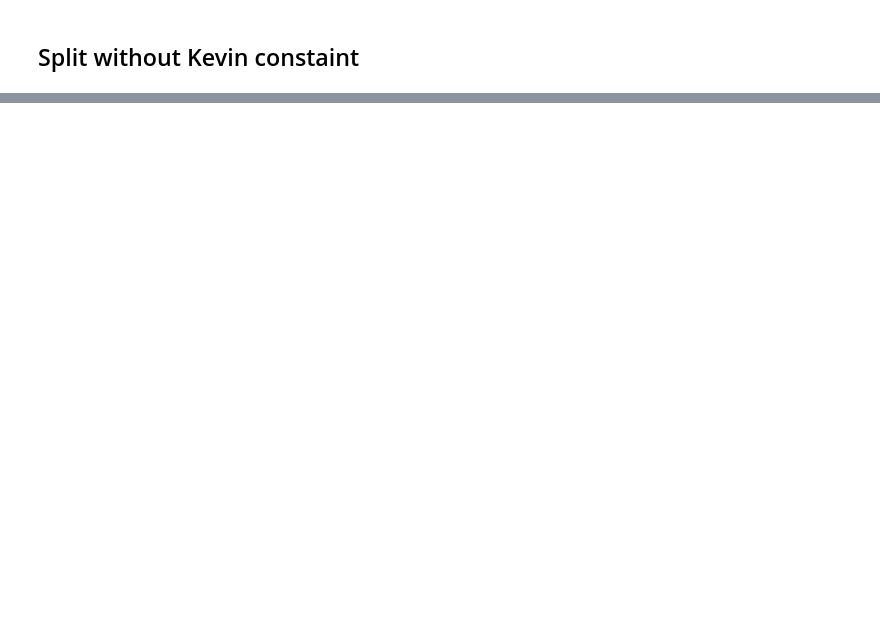
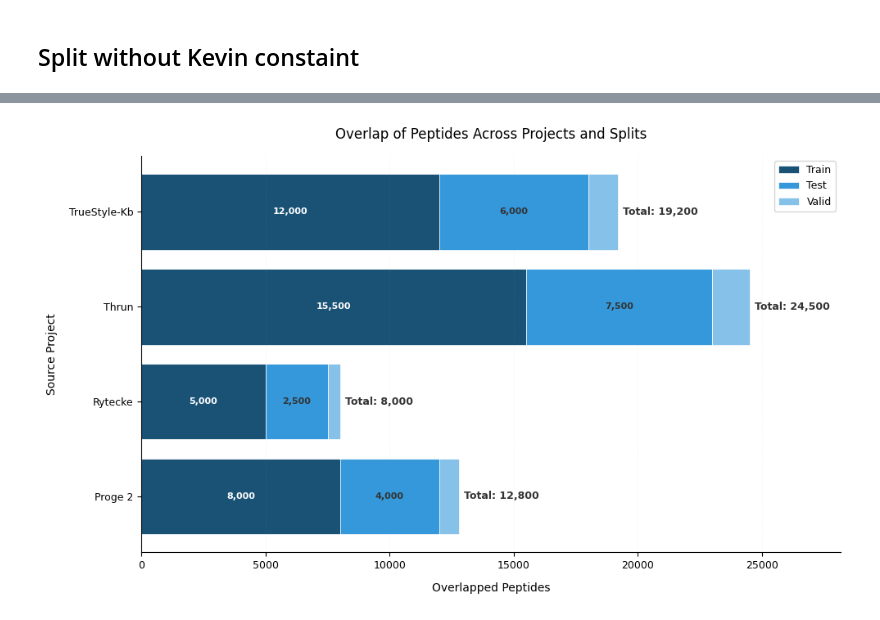
Before and after one commit to hjisaac/glycopeptide-data-lens, a Jupyter notebook: notebooks/processing.ipynb, the cells around one changed output, grey strips where cells are left out. Drawn from its saved outputs; the diff is of its cells as text; code cells hidden in the pictures; blank space fills up the shorter version.

```diff
--- a/notebooks/processing.ipynb
+++ b/notebooks/processing.ipynb
@@ -244,0 +516,4 @@ instanovo.utils.data_handler.SpectrumDataFrame
+# %%
+plot_project_overlap(df)
+# %% [output]
+[figure, added]
```
Also changed, not shown: parts of 11 cells of this notebook, 2 other files.
